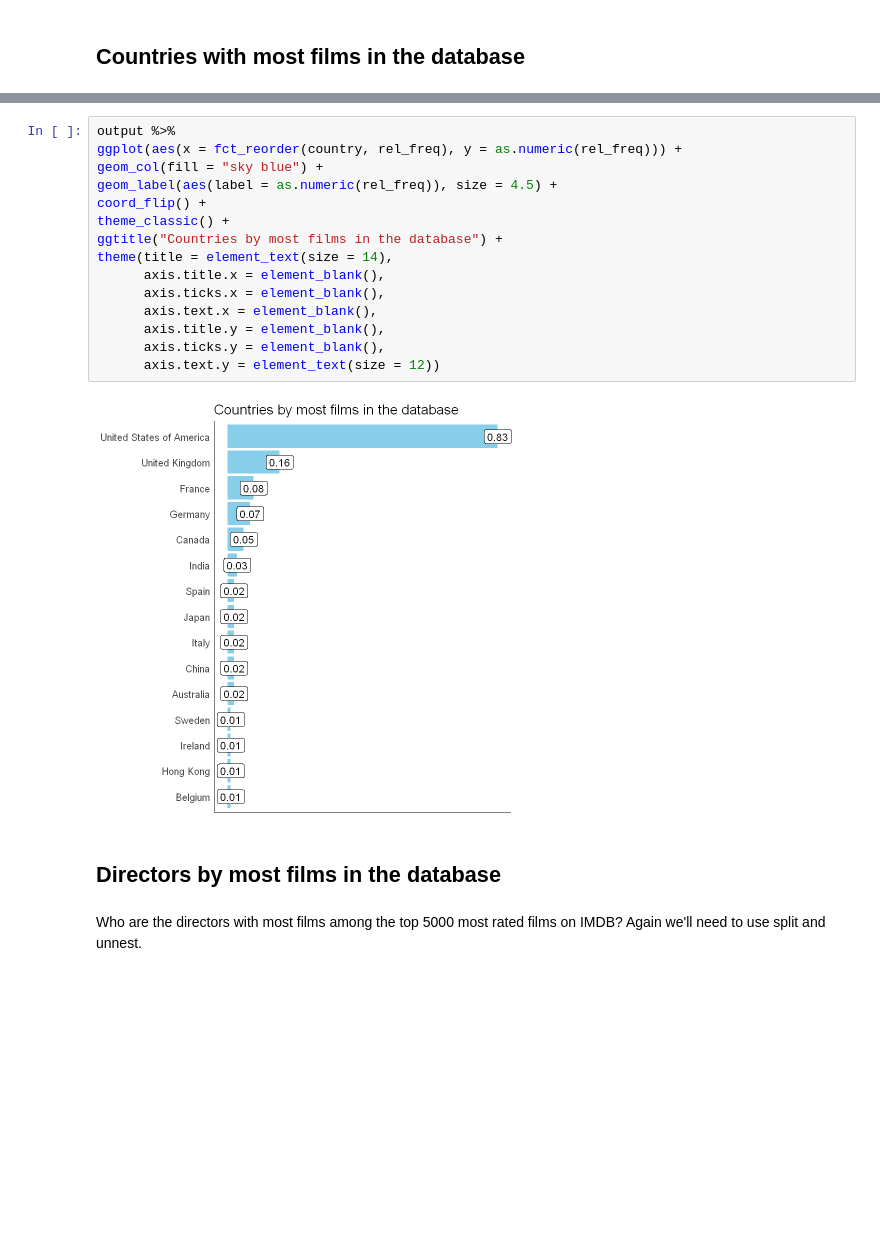
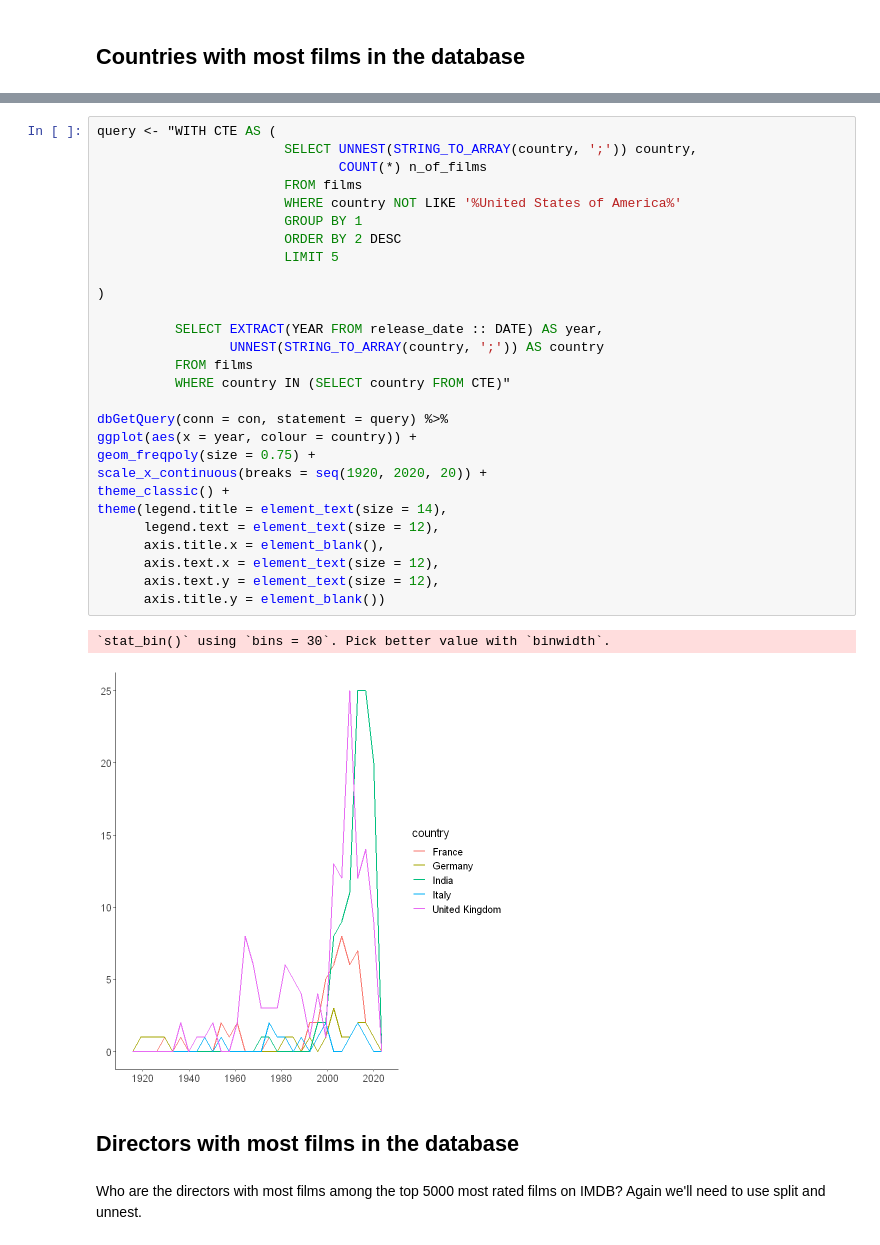
Before and after one commit to JacopoMalatesta/imdb_most_popular_films, a Jupyter notebook: scripts/04 - Querying and visualizing the results with SQL and R.ipynb, the cells around one changed output, grey strips where cells are left out. Saved outputs shown, nothing was run; the diff lists cells and outputs as text; blank space fills up the shorter version.

```diff
--- a/scripts/04 - Querying and visualizing the results with SQL and R.ipynb
+++ b/scripts/04 - Querying and visualizing the results with SQL and R.ipynb
@@ -168,22 +149,36 @@ A data.frame: 15 × 4
-# %%
-output %>%
-ggplot(aes(x = fct_reorder(country, rel_freq), y = as.numeric(rel_freq))) +
-geom_col(fill = "sky blue") +
-geom_label(aes(label = as.numeric(rel_freq)), size = 4.5) +
-coord_flip() +
-theme_classic() +
-ggtitle("Countries by most films in the database") +
-theme(title = element_text(size = 14),
-      axis.title.x = element_blank(),
-      axis.ticks.x = element_blank(),
-      axis.text.x = element_blank(),
-      axis.title.y = element_blank(),
-      axis.ticks.y = element_blank(),
-      axis.text.y = element_text(size = 12))
-# %% [output]
-[figure, removed]
+# %%
+query <- "WITH CTE AS (
+                        SELECT UNNEST(STRING_TO_ARRAY(country, ';')) country,
+                               COUNT(*) n_of_films
+                        FROM films
+                        WHERE country NOT LIKE '%United States of America%'
+                        GROUP BY 1
+                        ORDER BY 2 DESC
+                        LIMIT 5
+
+)
+
+          SELECT EXTRACT(YEAR FROM release_date :: DATE) AS year,
+                 UNNEST(STRING_TO_ARRAY(country, ';')) AS country
+          FROM films
+          WHERE country IN (SELECT country FROM CTE)"
+
+dbGetQuery(conn = con, statement = query) %>%
+ggplot(aes(x = year, colour = country)) +
+geom_freqpoly(size = 0.75) +
+scale_x_continuous(breaks = seq(1920, 2020, 20)) +
+theme_classic() +
+theme(legend.title = element_text(size = 14),
+      legend.text = element_text(size = 12),
+      axis.title.x = element_blank(),
+      axis.text.x = element_text(size = 12),
+      axis.text.y = element_text(size = 12),
+      axis.title.y = element_blank())
+# %% [output]
+`stat_bin()` using `bins = 30`. Pick better value with `binwidth`.
+[figure, added]
 # %% [markdown]
-## Directors by most films in the database
+## Directors with most films in the database
 # %% [markdown]
 Who are the directors with most films among the top 5000 most rated films on IMDB? Again we'll need to use split and unnest.
 # %%
```
Also changed, not shown: parts of 7 cells of this notebook.
